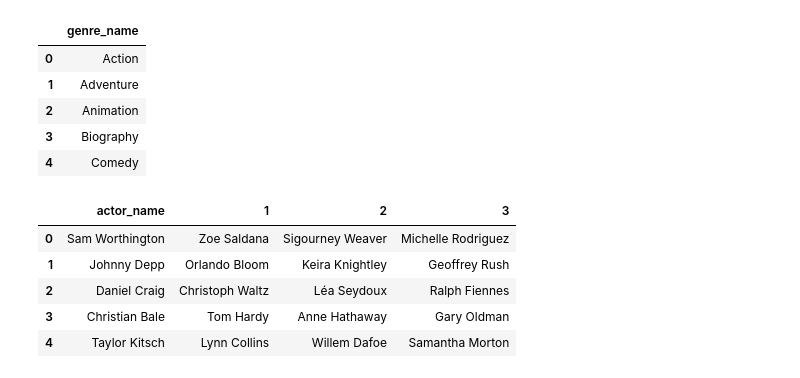
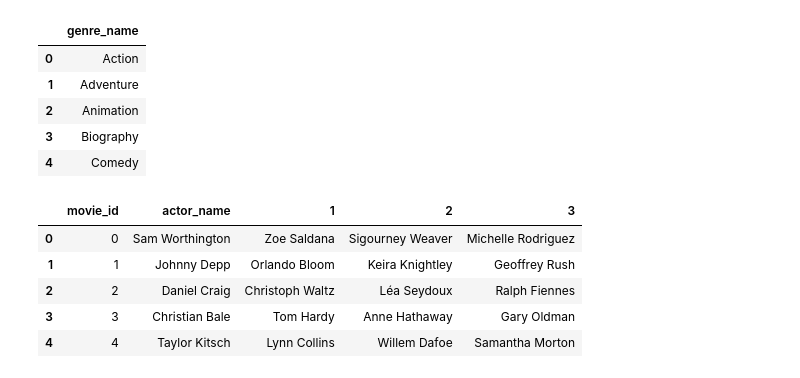
Before and after one commit to LSceleste/Movie-Data-Project, a Jupyter notebook: Create_Database.ipynb, the cells around one changed output. Cells and saved outputs as stored; diff of their text form; code cells hidden in the pictures.

```diff
--- a/Create_Database.ipynb
+++ b/Create_Database.ipynb
@@ -271,15 +271,16 @@ genre_df.head()
 # %%
 genre_df.to_sql('genre', connection, if_exists = 'append', index = False)
 # %%
-# To get the crosswalk between actors and movies, we'll start by regenerrating the spit actor list
+# To get the crosswalk between actors and movies, we'll start by regenerrating the actor list
 actorlist_df = all_df[['actors']]
 actorlist_df = actorlist_df['actors'].str.split(',',-1,expand = True)
-actorlist_df.columns = ['actor_name','1', '2', '3']
+actorlist_df = actorlist_df.reset_index()
+actorlist_df.columns = ['movie_id','actor_name','1', '2', '3']
 actorlist_df.head()
 # %% [output]
-|  | actor_name | 1 | 2 | 3 |
-| 0 | Sam Worthington | Zoe Saldana | Sigourney Weaver | Michelle Rodriguez |
-| 1 | Johnny Depp | Orlando Bloom | Keira Knightley | Geoffrey Rush |
-| 2 | Daniel Craig | Christoph Waltz | Léa Seydoux | Ralph Fiennes |
-| 3 | Christian Bale | Tom Hardy | Anne Hathaway | Gary Oldman |
-| 4 | Taylor Kitsch | Lynn Collins | Willem Dafoe | Samantha Morton |
+|  | movie_id | actor_name | 1 | 2 | 3 |
+| 0 | 0 | Sam Worthington | Zoe Saldana | Sigourney Weaver | Michelle Rodriguez |
+| 1 | 1 | Johnny Depp | Orlando Bloom | Keira Knightley | Geoffrey Rush |
+| 2 | 2 | Daniel Craig | Christoph Waltz | Léa Seydoux | Ralph Fiennes |
+| 3 | 3 | Christian Bale | Tom Hardy | Anne Hathaway | Gary Oldman |
+| 4 | 4 | Taylor Kitsch | Lynn Collins | Willem Dafoe | Samantha Morton |
```
Also changed, not shown: parts of 21 cells of this notebook, 4 other files.
